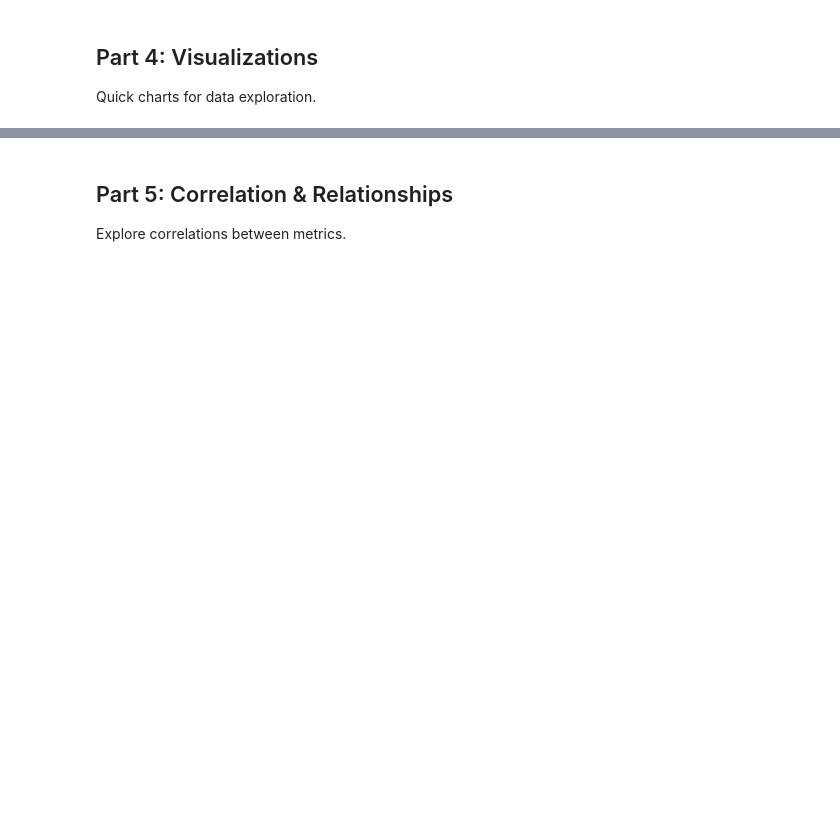
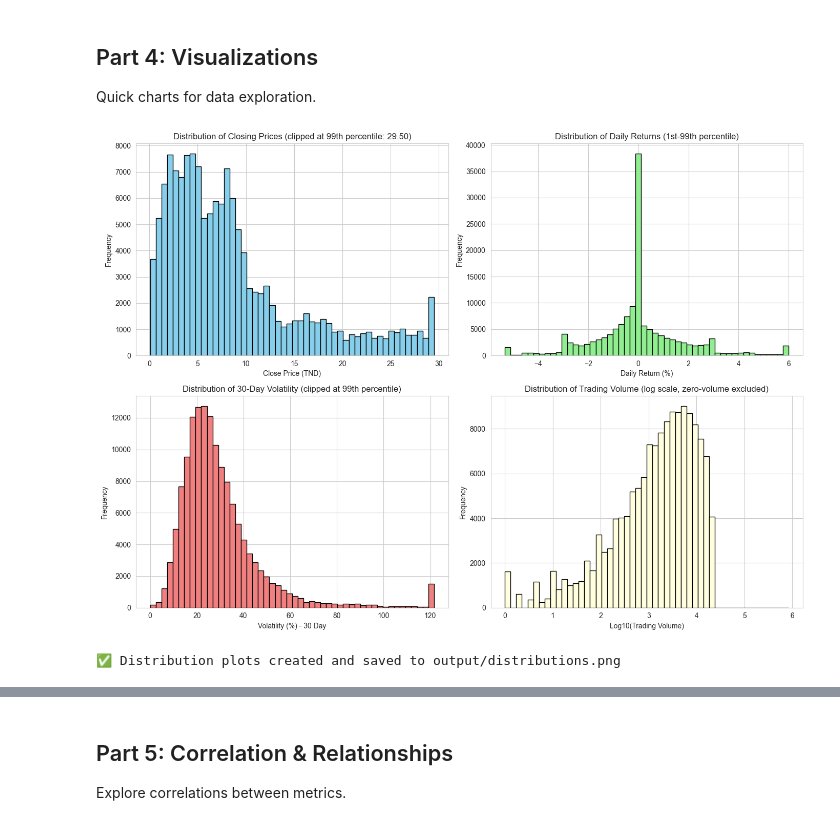
Before and after one commit to yoldezzz/TUNVESTI, a Jupyter notebook: notebooks/Data_Exploration.ipynb, the cells around one changed output, grey strips where cells are left out. Drawn from its saved outputs; the diff is of its cells as text; code cells hidden in the pictures; blank space fills up the shorter version.

Commit message:
Improve ETL notebook and update requirements

```diff
--- a/notebooks/Data_Exploration.ipynb
+++ b/notebooks/Data_Exploration.ipynb
@@ -8,6 +8,7 @@ import numpy as np
 import matplotlib.pyplot as plt
 import seaborn as sns
 from pathlib import Path
+import os
 
 # Configure display options
 pd.set_option('display.max_columns', None)
@@ -18,5 +19,13 @@ pd.set_option('display.width', None)
 sns.set_style('whitegrid')
 plt.rcParams['figure.figsize'] = (12, 6)
 
+# Resolve project root (notebook is in notebooks/ folder)
+notebook_dir = Path(os.getcwd())
+if notebook_dir.name == 'notebooks':
+    project_root = notebook_dir.parent
+else:
+    project_root = notebook_dir
+
+print(f'✅ Project root: {project_root}')
 print('✅ Libraries loaded successfully')
 # %% [output]
@@ -102,35 +326,45 @@ print(stock_data[['date', 'close', 'daily_return_pct', 'volume']].tail())
 
 Quick charts for data exploration.
 # %%
-# Price distribution across all stocks
+# Price distribution across all stocks - with outlier handling
 fig, axes = plt.subplots(2, 2, figsize=(14, 10))
 
-# Closing price distribution
-axes[0, 0].hist(fact['close'], bins=50, color='skyblue', edgecolor='black')
+# Closing price distribution (clip extreme outliers for better visualization)
+close_q99 = fact['close'].quantile(0.99)
+axes[0, 0].hist(fact['close'].clip(upper=close_q99), bins=50, color='skyblue', edgecolor='black')
 axes[0, 0].set_xlabel('Close Price (TND)')
 axes[0, 0].set_ylabel('Frequency')
-axes[0, 0].set_title('Distribution of Closing Prices')
+axes[0, 0].set_title(f'Distribution of Closing Prices (clipped at 99th percentile: {close_q99:.2f})')
 
-# Daily return distribution
-axes[0, 1].hist(fact['daily_return_pct'].dropna(), bins=50, color='lightgreen', edgecolor='black')
+# Daily return distribution (clip extremes)
+returns_valid = fact['daily_return_pct'].dropna()
+ret_q01, ret_q99 = returns_valid.quantile([0.01, 0.99])
+axes[0, 1].hist(returns_valid.clip(lower=ret_q01, upper=ret_q99), bins=50, color='lightgreen', edgecolor='black')
 axes[0, 1].set_xlabel('Daily Return (%)')
 axes[0, 1].set_ylabel('Frequency')
-axes[0, 1].set_title('Distribution of Daily Returns')
+axes[0, 1].set_title(f'Distribution of Daily Returns (1st-99th percentile)')
 
 # Volatility distribution
-axes[1, 0].hist(fact['volatility_30d'].dropna(), bins=50, color='lightcoral', edgecolor='black')
+vol_valid = fact['volatility_30d'].dropna()
+vol_q99 = vol_valid.quantile(0.99)
+axes[1, 0].hist(vol_valid.clip(upper=vol_q99), bins=50, color='lightcoral', edgecolor='black')
 axes[1, 0].set_xlabel('Volatility (%) - 30 Day')
 axes[1, 0].set_ylabel('Frequency')
-axes[1, 0].set_title('Distribution of 30-Day Volatility')
+axes[1, 0].set_title(f'Distribution of 30-Day Volatility (clipped at 99th percentile)')
 
-# Volume distribution
-axes[1, 1].hist(fact['volume'], bins=50, color='lightyellow', edgecolor='black')
-axes[1, 1].set_xlabel('Trading Volume (shares)')
+# Volume distribution (log scale for better visualization)
+vol_nonzero = fact[fact['volume'] > 0]['volume']
+axes[1, 1].hist(np.log10(vol_nonzero), bins=50, color='lightyellow', edgecolor='black')
+axes[1, 1].set_xlabel('Log10(Trading Volume)')
 axes[1, 1].set_ylabel('Frequency')
-axes[1, 1].set_title('Distribution of Trading Volume')
+axes[1, 1].set_title('Distribution of Trading Volume (log scale, zero-volume excluded)')
 
 plt.tight_layout()
+plt.savefig(project_root / 'output' / 'distributions.png', dpi=150, bbox_inches='tight')
 plt.show()
 
-print('✅ Distribution plots created')
+print('✅ Distribution plots created and saved to output/distributions.png')
+# %% [output]
+[figure, added]
+✅ Distribution plots created and saved to output/distributions.png
 # %%
```
Also changed, not shown: parts of 25 cells of this notebook, 7 other files.
